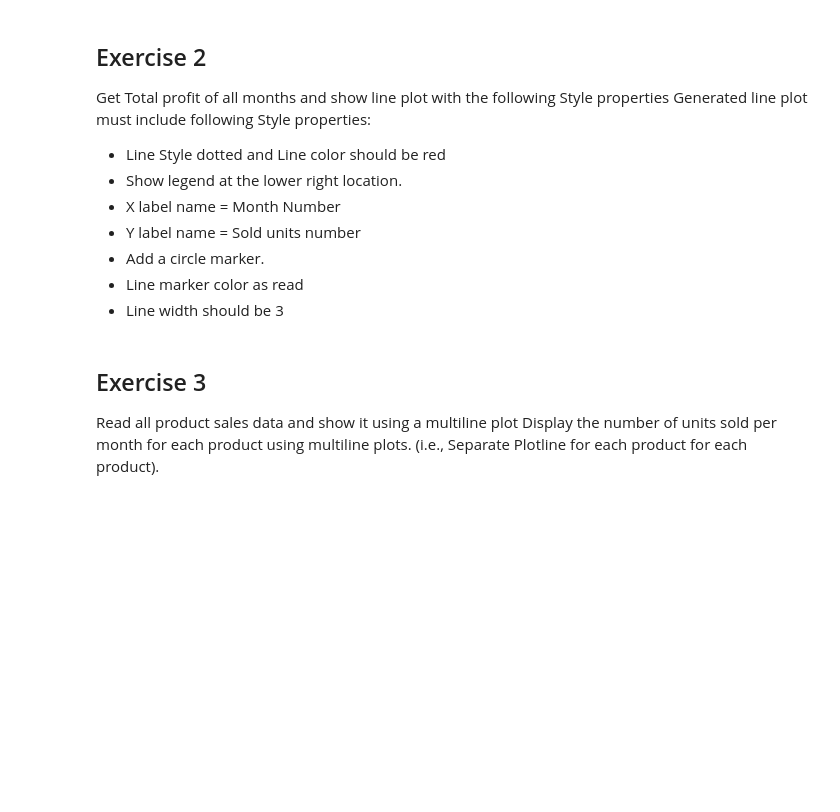
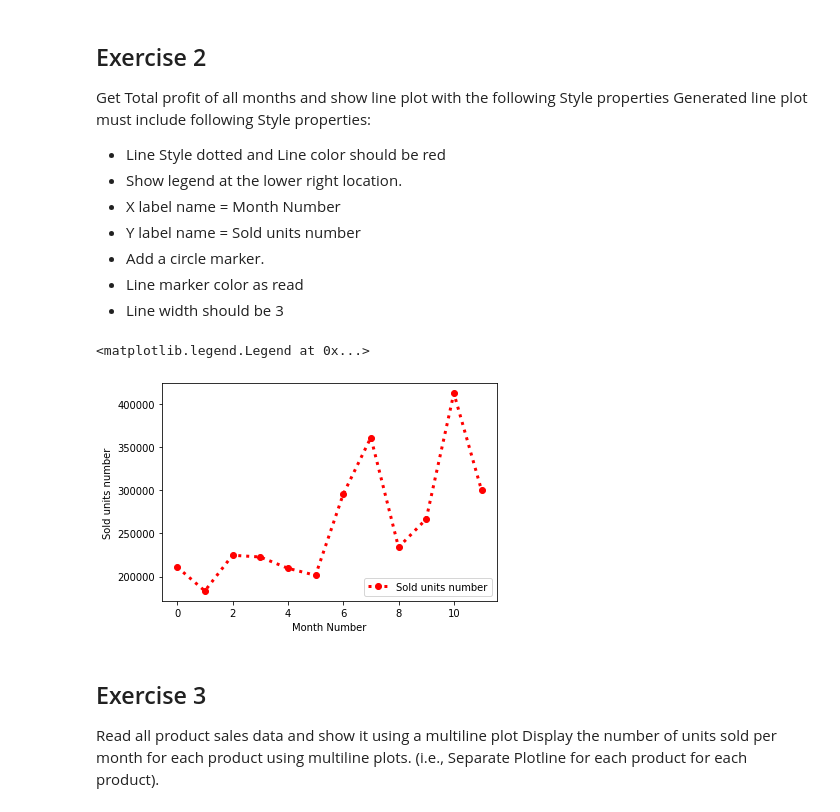
Before and after one commit to manureini/DataScienceSS20, a Jupyter notebook: Exercises/1_b_MatplotLib.ipynb, the cells around one changed output. Cells and saved outputs as stored; diff of their text form; code cells hidden in the pictures; blank space fills up the shorter version.

```diff
--- a/Exercises/1_b_MatplotLib.ipynb
+++ b/Exercises/1_b_MatplotLib.ipynb
@@ -45,6 +62,14 @@ Generated line plot must include following Style properties:
 * Add a circle marker.
 * Line marker color as read
 * Line width should be 3
+# %%
+plt.plot(data.total_profit, 'r:', marker="o", linewidth=3)
+plt.xlabel('Month Number')
+plt.ylabel('Sold units number')
+plt.legend(['Sold units number'], loc='lower right')
+# %% [output]
+<matplotlib.legend.Legend at 0x...>
+[figure, added]
 # %% [markdown]
 ## Exercise 3
 Read all product sales data and show it  using a multiline plot
```
Also changed, not shown: parts of 9 cells of this notebook.
